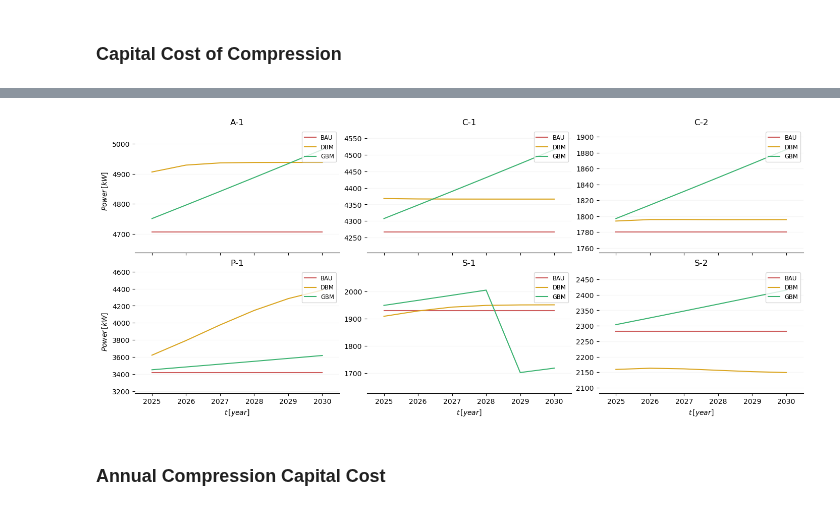
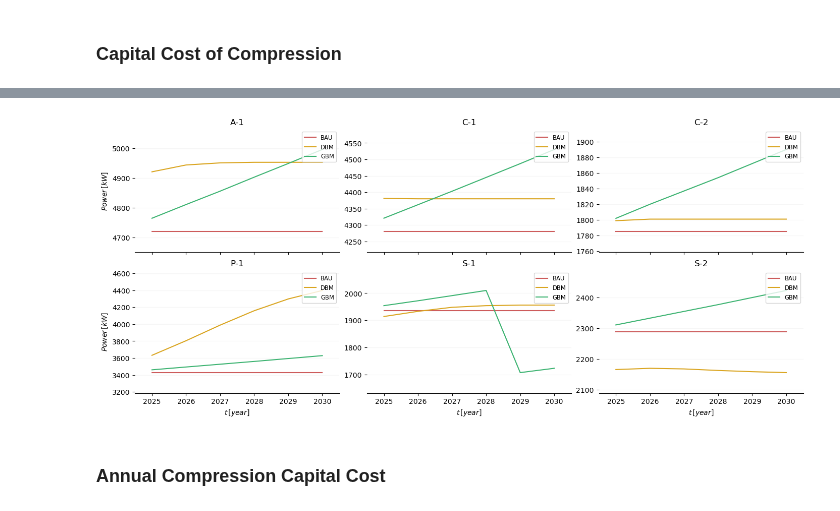
Before and after one commit to thiagoneye/costcaster, a Jupyter notebook: src/cost.ipynb, the cells around one changed output, grey strips where cells are left out. Cells and saved outputs as stored; diff of their text form; code cells hidden in the pictures.

```diff
--- a/src/cost.ipynb
+++ b/src/cost.ipynb
@@ -136,6 +136,7 @@ df = df * 1e6
 
 df_ccp = df.copy()
 df_ccp = df_ccp * 0.76
+df_ccp = df_ccp.round(0).astype(int)
 
 display(df_ccp)
 # %% [output]
@@ -152,16 +153,8 @@ display(df_ccp)
 # %%
 # Power Requirement [kW]
 
-df_pr = (
-    (1000 / (24 * 3600))
-    * (df_ccp / 365)
-    * (r * t_in / (M * eta_is))
-    * (
-        z1 * (k1 / (k1 - 1)) * (cr ** ((k1 - 1) / k1) - 1)
-        + (z2 + z3) * (k3 / (k3 - 1)) * (cr ** ((k3 - 1) / k3) - 1)
-        + z4 * (k4 / (k4 - 1)) * (cr ** ((k4 - 1) / k4) - 1)
-    )
-)
+df_pr =((1000/(24*3600))*((df_ccp/365)*z1*r*t_in/(M*eta_is))*(k1/(k1-1))*(cr**(((k1-1)/k1))-1))+((1000/(24*3600))*((df_ccp/365)*z2*r*t_in/(M*eta_is))*(k2/(k2-1))*(cr**(((k2-1)/k2))-1))+((1000/(24*3600))*((df_ccp/365)*z3*r*t_in/(M*eta_is))*(k3/(k3-1))*(cr**(((k3-1)/k3))-1))+((1000/(24*3600))*((df_ccp/365)*z4*r*t_in/(M*eta_is))*(k4/(k4-1))*(cr**(((k4-1)/k4))-1))
+df_pr = df_pr.round(0).astype(int)
 display(df_pr)
 
 # Plot
@@ -205,6 +198,8 @@ for company_id, company_name in enumerate(list_of_companies):
 
     if company_id >= 3:
         ax.set_xlabel("$t \\, [year]$")
+
+fig.savefig(f"../img/power_requirement.png", dpi=600, bbox_inches="tight")
 # %% [output]
 |  | A-1 - BAU | A-1 - DBM | A-1 - GBM | C-1 - BAU | C-1 - DBM | C-1 - GBM | C-2 - BAU | C-2 - DBM | C-2 - GBM | ... |
 | Years |  |  |  |  |  |  |  |  |  | ... |
@@ -221,7 +216,7 @@ for company_id, company_name in enumerate(list_of_companies):
 # Capital Cost of Compression ($)
 
 repeated_term = (1000 * df_ccp / 365) / (24 * 3600 * np.ceil(df_pr / 60000))
-df_ccc = (
+df_ccc_m = (
     ((1000 * df_ccp / 365) / (24 * 3600))
     * (
         (0.13 * (10**6) / (repeated_term**0.71))
@@ -229,11 +224,13 @@ df_ccc = (
     )
     * 2.107
 )
-display(df_ccc)
+df_ccc_m = df_ccc_m.round(0).astype(int)
+display(df_ccc_m)
 
 # Capital Cost of Compression ($/kW)
 
-df_ccc = df_ccc/df_pr
+df_ccc = df_ccc_m/df_pr
+df_ccc = df_ccc.round(0).astype(int)
 display(df_ccc)
 
 # Plot
@@ -277,6 +274,8 @@ for company_id, company_name in enumerate(list_of_companies):
 
     if company_id >= 3:
         ax.set_xlabel("$t \\, [year]$")
+
+fig.savefig(f"../img/capital_cost_of_compression.png", dpi=600, bbox_inches="tight")
 # %% [output]
 |  | A-1 - BAU | A-1 - DBM | A-1 - GBM | C-1 - BAU | C-1 - DBM | C-1 - GBM | C-2 - BAU | C-2 - DBM | C-2 - GBM | ... |
 | Years |  |  |  |  |  |  |  |  |  | ... |
@@ -297,4 +296,4 @@ for company_id, company_name in enumerate(list_of_companies):
-[figure, old version]
+[figure, new version]
 # %% [markdown]
 ### Annual Compression Capital Cost
 # %%
```
Also changed, not shown: parts of 4 cells of this notebook, 4 other files.
